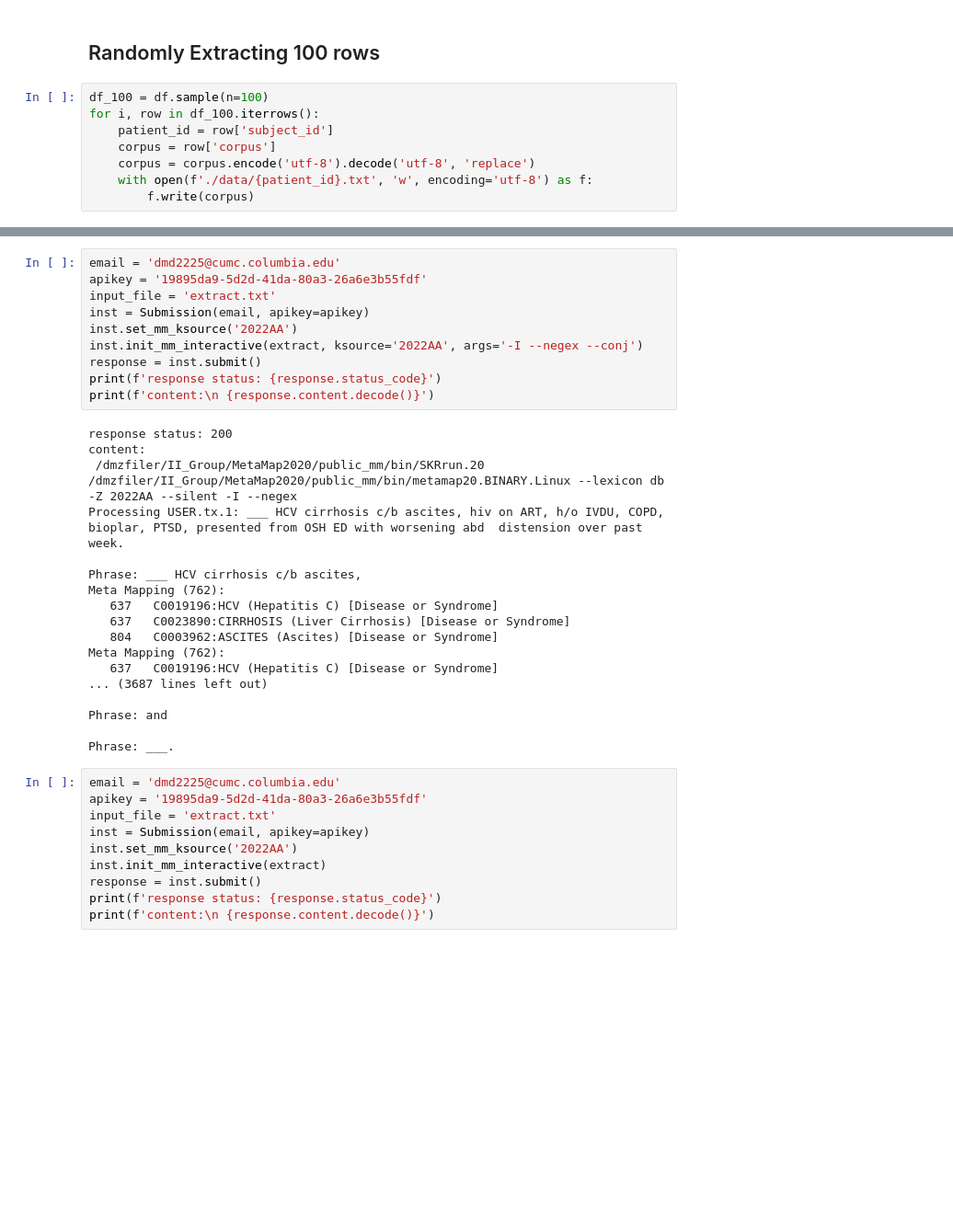
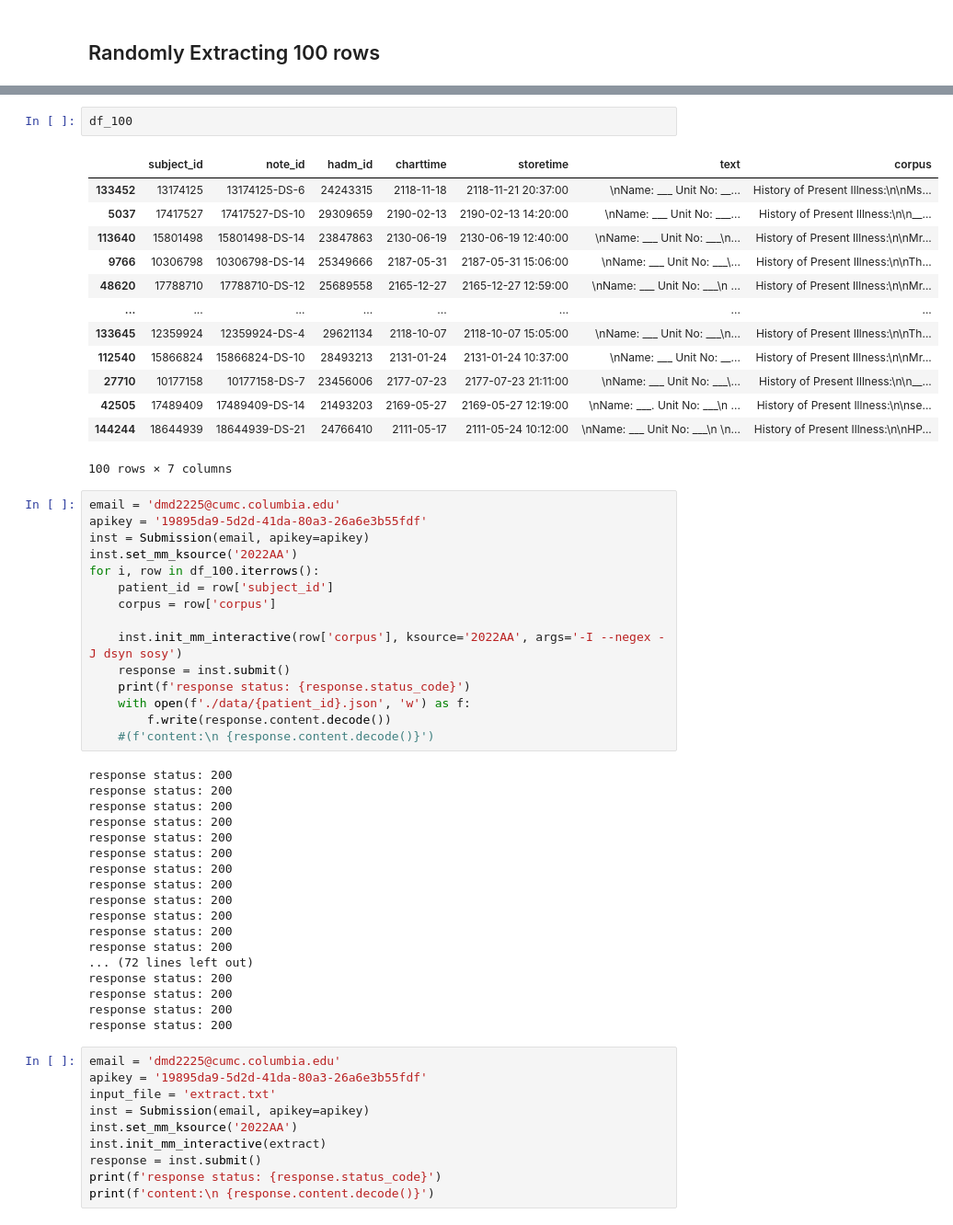
Before and after one commit to ddav118/BINF4003, a Jupyter notebook: project.ipynb, the cells around one changed output, grey strips where cells are left out. Shown at 92% size. Saved outputs shown, nothing was run; the diff lists cells and outputs as text; blank space fills up the shorter version.

```diff
--- a/project.ipynb
+++ b/project.ipynb
@@ -129,10 +160,2 @@ df_train
 # %% [markdown]
 ## Randomly Extracting 100 rows
-# %%
-df_100 = df.sample(n=100)
-for i, row in df_100.iterrows():
-    patient_id = row['subject_id']
-    corpus = row['corpus']
-    corpus = corpus.encode('utf-8').decode('utf-8', 'replace')
-    with open(f'./data/{patient_id}.txt', 'w', encoding='utf-8') as f:
-        f.write(corpus)
@@ -139,31 +179,52 @@ for i, row in df_100.iterrows():
+# %%
+df_100
+# %% [output]
+|  | subject_id | note_id | hadm_id | charttime | storetime | text | corpus |
+| 133452 | 13174125 | 13174125-DS-6 | 24243315 | 2118-11-18 | 2118-11-21 20:37:00 | \nName: ___ Unit No: __... | History of Present Illness:\n\nMs... |
+| 5037 | 17417527 | 17417527-DS-10 | 29309659 | 2190-02-13 | 2190-02-13 14:20:00 | \nName: ___ Unit No: ___... | History of Present Illness:\n\n__... |
+| 113640 | 15801498 | 15801498-DS-14 | 23847863 | 2130-06-19 | 2130-06-19 12:40:00 | \nName: ___ Unit No: ___\n... | History of Present Illness:\n\nMr... |
+| 9766 | 10306798 | 10306798-DS-14 | 25349666 | 2187-05-31 | 2187-05-31 15:06:00 | \nName: ___ Unit No: ___\... | History of Present Illness:\n\nTh... |
+| 48620 | 17788710 | 17788710-DS-12 | 25689558 | 2165-12-27 | 2165-12-27 12:59:00 | \nName: ___ Unit No: ___\n ... | History of Present Illness:\n\nMr... |
+| ... | ... | ... | ... | ... | ... | ... | ... |
+| 133645 | 12359924 | 12359924-DS-4 | 29621134 | 2118-10-07 | 2118-10-07 15:05:00 | \nName: ___ Unit No: ___\n... | History of Present Illness:\n\nTh... |
+| 112540 | 15866824 | 15866824-DS-10 | 28493213 | 2131-01-24 | 2131-01-24 10:37:00 | \nName: ___ Unit No: __... | History of Present Illness:\n\nMr... |
+| 27710 | 10177158 | 10177158-DS-7 | 23456006 | 2177-07-23 | 2177-07-23 21:11:00 | \nName: ___ Unit No: ___\... | History of Present Illness:\n\n__... |
+| 42505 | 17489409 | 17489409-DS-14 | 21493203 | 2169-05-27 | 2169-05-27 12:19:00 | \nName: ___. Unit No: ___\n ... | History of Present Illness:\n\nse... |
+| 144244 | 18644939 | 18644939-DS-21 | 24766410 | 2111-05-17 | 2111-05-24 10:12:00 | \nName: ___ Unit No: ___\n \n... | History of Present Illness:\n\nHP... |
+100 rows × 7 columns
 # %%
 email = 'dmd2225@cumc.columbia.edu'
 apikey = '19895da9-5d2d-41da-80a3-26a6e3b55fdf'
-input_file = 'extract.txt'
 inst = Submission(email, apikey=apikey)
 inst.set_mm_ksource('2022AA')
-inst.init_mm_interactive(extract, ksource='2022AA', args='-I --negex --conj')
-response = inst.submit()
-print(f'response status: {response.status_code}')
-print(f'content:\n {response.content.decode()}')
+for i, row in df_100.iterrows():
+    patient_id = row['subject_id']
+    corpus = row['corpus']
+
+    inst.init_mm_interactive(row['corpus'], ksource='2022AA', args='-I --negex -J dsyn sosy')
+    response = inst.submit()
+    print(f'response status: {response.status_code}')
+    with open(f'./data/{patient_id}.json', 'w') as f:
+        f.write(response.content.decode())
+    #(f'content:\n {response.content.decode()}')
 # %% [output]
 response status: 200
-content:
- /dmzfiler/II_Group/MetaMap2020/public_mm/bin/SKRrun.20 /dmzfiler/II_Group/MetaMap2020/public_mm/bin/metamap20.BINARY.Linux --lexicon db -Z 2022AA --silent -I --negex
-Processing USER.tx.1: ___ HCV cirrhosis c/b ascites, hiv on ART, h/o IVDU, COPD,  bioplar, PTSD, presented from OSH ED with worsening abd  distension over past week.
-
-Phrase: ___ HCV cirrhosis c/b ascites,
-Meta Mapping (762):
-   637   C0019196:HCV (Hepatitis C) [Disease or Syndrome]
-   637   C0023890:CIRRHOSIS (Liver Cirrhosis) [Disease or Syndrome]
-   804   C0003962:ASCITES (Ascites) [Disease or Syndrome]
-Meta Mapping (762):
-   637   C0019196:HCV (Hepatitis C) [Disease or Syndrome]
-... (3687 lines left out)
-
-Phrase: and
-
-Phrase: ___.
+response status: 200
+response status: 200
+response status: 200
+response status: 200
+response status: 200
+response status: 200
+response status: 200
+response status: 200
+response status: 200
+response status: 200
+response status: 200
+... (72 lines left out)
+response status: 200
+response status: 200
+response status: 200
+response status: 200
 # %%
 email = 'dmd2225@cumc.columbia.edu'
 apikey = '19895da9-5d2d-41da-80a3-26a6e3b55fdf'
```
Also changed, not shown: parts of 6 cells of this notebook.
